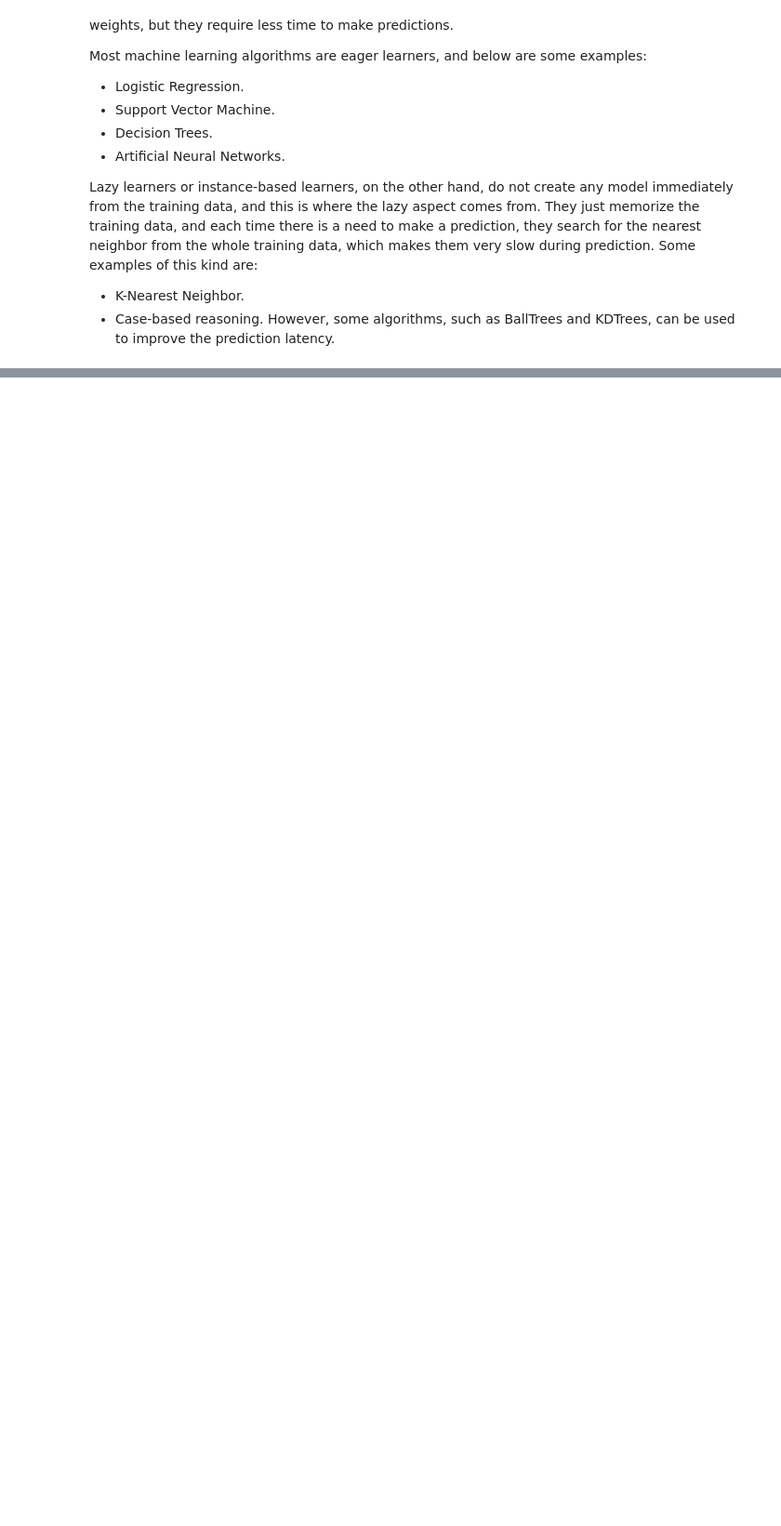
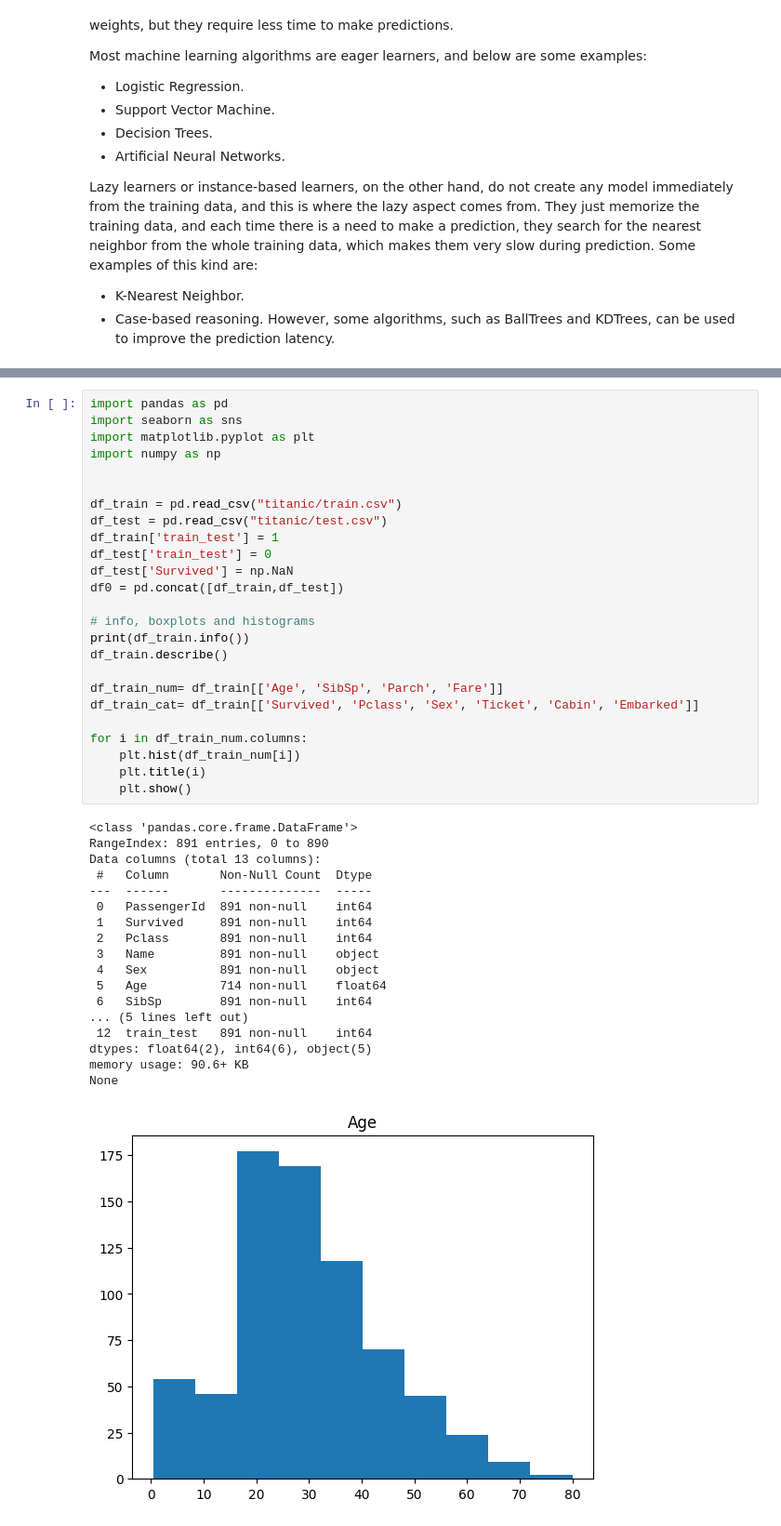
Before and after one commit to emallard/kaggle-titanic, a Jupyter notebook: titanic.ipynb, the cells around one changed output, grey strips where cells are left out. Shown at 93% size. Saved outputs shown, nothing was run; the diff lists cells and outputs as text; blank space fills up the shorter version.

```diff
--- a/titanic.ipynb
+++ b/titanic.ipynb
@@ -122,0 +27,44 @@ dtype: int64
+# %%
+import pandas as pd
+import seaborn as sns
+import matplotlib.pyplot as plt
+import numpy as np
+
+
+df_train = pd.read_csv("titanic/train.csv")
+df_test = pd.read_csv("titanic/test.csv")
+df_train['train_test'] = 1
+df_test['train_test'] = 0
+df_test['Survived'] = np.NaN
+df0 = pd.concat([df_train,df_test])
+
+# info, boxplots and histograms
+print(df_train.info())
+df_train.describe()
+
+df_train_num= df_train[['Age', 'SibSp', 'Parch', 'Fare']]
+df_train_cat= df_train[['Survived', 'Pclass', 'Sex', 'Ticket', 'Cabin', 'Embarked']]
+
+for i in df_train_num.columns:
+    plt.hist(df_train_num[i])
+    plt.title(i)
+    plt.show()
+# %% [output]
+<class 'pandas.core.frame.DataFrame'>
+RangeIndex: 891 entries, 0 to 890
+Data columns (total 13 columns):
+ #   Column       Non-Null Count  Dtype
+---  ------       --------------  -----
+ 0   PassengerId  891 non-null    int64
+ 1   Survived     891 non-null    int64
+ 2   Pclass       891 non-null    int64
+ 3   Name         891 non-null    object
+ 4   Sex          891 non-null    object
+ 5   Age          714 non-null    float64
+ 6   SibSp        891 non-null    int64
+... (5 lines left out)
+ 12  train_test   891 non-null    int64
+dtypes: float64(2), int64(6), object(5)
+memory usage: 90.6+ KB
+None
+[figure, added]
```
Also changed, not shown: parts of 33 cells of this notebook, 1 other file.
